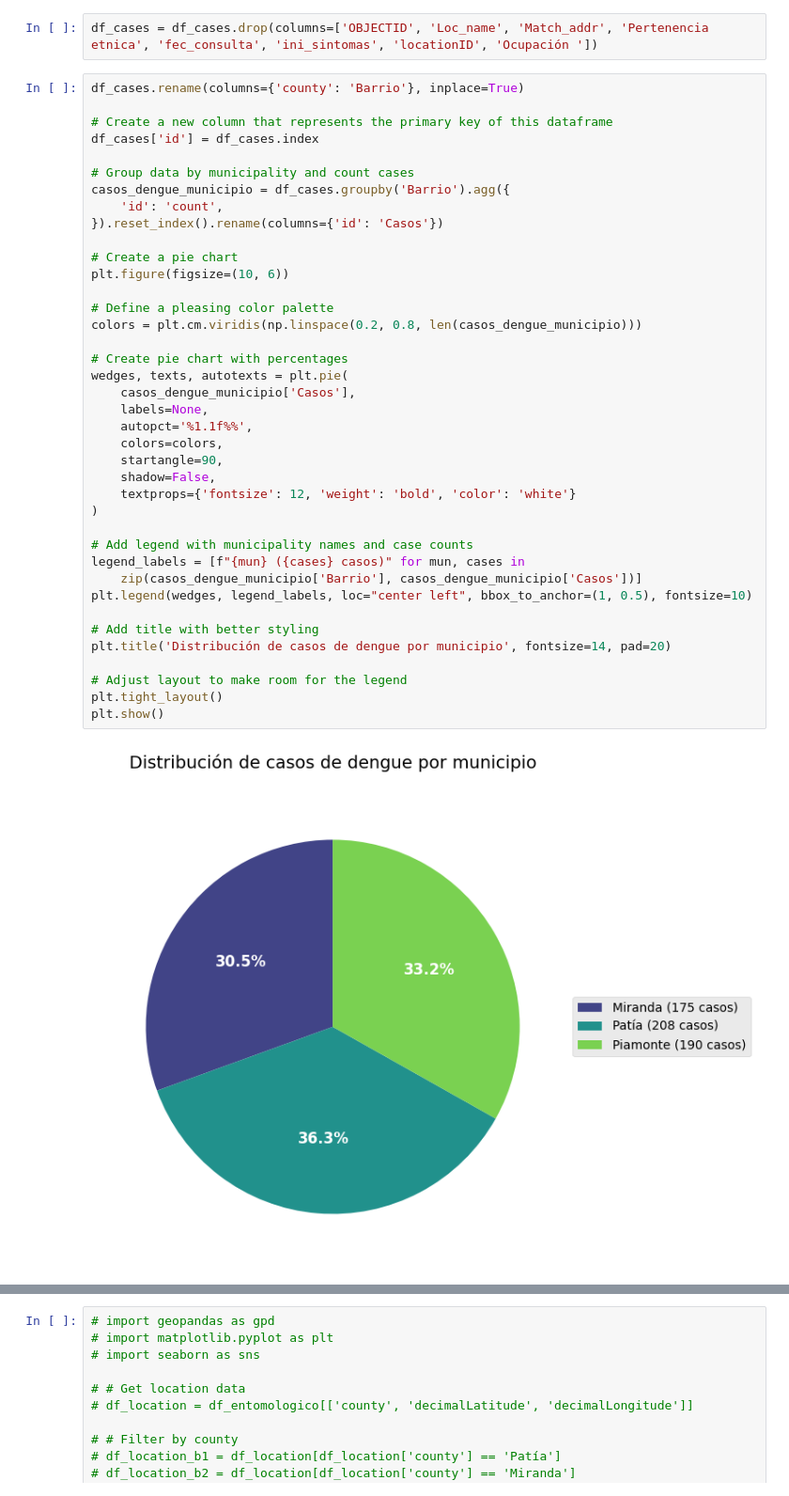
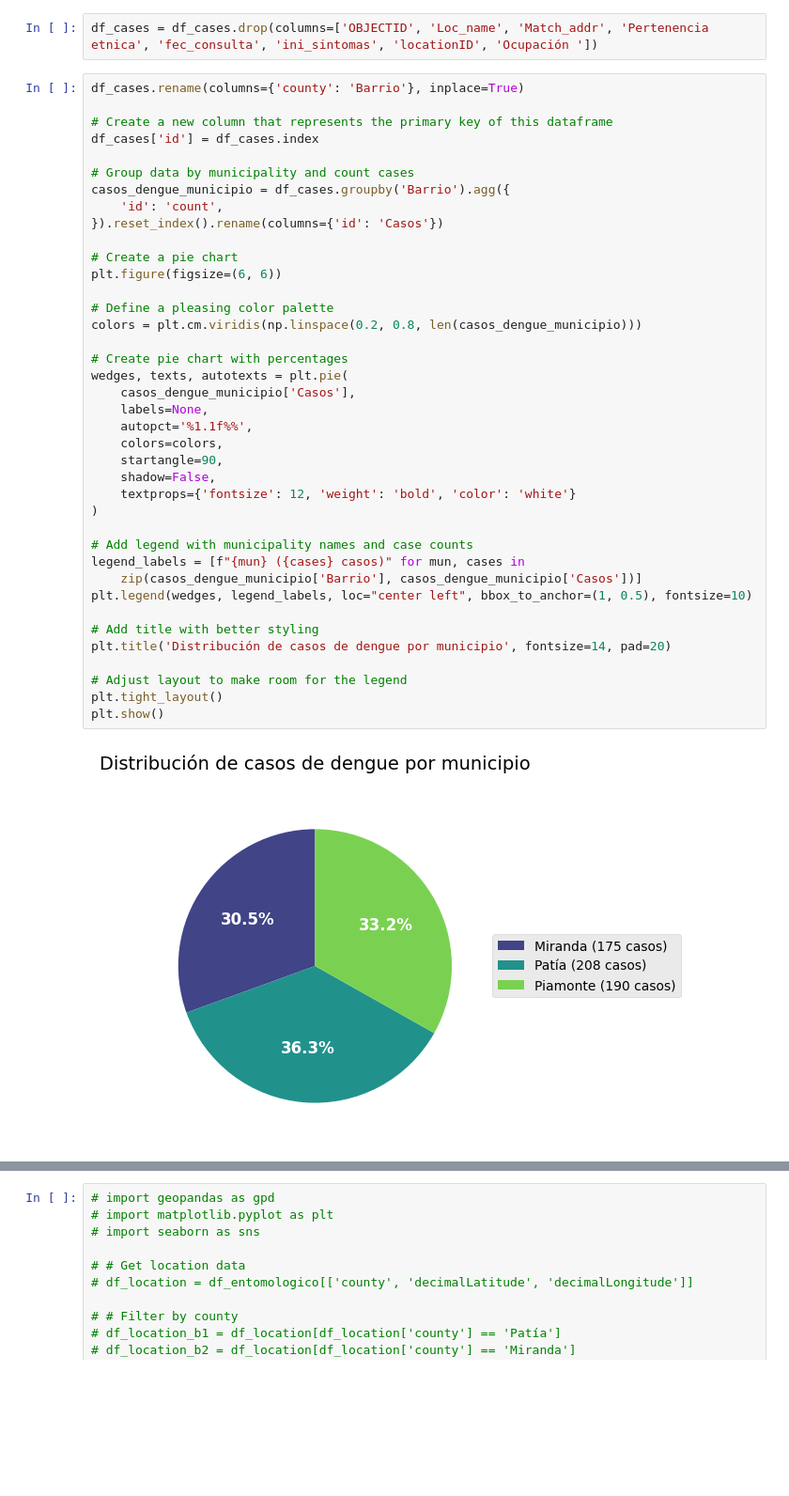
Before and after one commit to Zaprovic/bootcamp-data-analysis, a Jupyter notebook: src/dengue.ipynb, the cells around one changed output, grey strips where cells are left out. Shown at 94% size. Saved outputs shown, nothing was run; the diff lists cells and outputs as text; blank space fills up the shorter version.

```diff
--- a/src/dengue.ipynb
+++ b/src/dengue.ipynb
@@ -546,32 +505,32 @@ casos_dengue_municipio = df_cases.groupby('Barrio').agg({
 }).reset_index().rename(columns={'id': 'Casos'})
 
 # Create a pie chart
-plt.figure(figsize=(10, 6))
+plt.figure(figsize=(6, 6))
 
 # Define a pleasing color palette
 colors = plt.cm.viridis(np.linspace(0.2, 0.8, len(casos_dengue_municipio)))
 
 # Create pie chart with percentages
 wedges, texts, autotexts = plt.pie(
     casos_dengue_municipio['Casos'],
     labels=None,
     autopct='%1.1f%%',
     colors=colors,
     startangle=90,
     shadow=False,
     textprops={'fontsize': 12, 'weight': 'bold', 'color': 'white'}
 )
 
 # Add legend with municipality names and case counts
 legend_labels = [f"{mun} ({cases} casos)" for mun, cases in
     zip(casos_dengue_municipio['Barrio'], casos_dengue_municipio['Casos'])]
 plt.legend(wedges, legend_labels, loc="center left", bbox_to_anchor=(1, 0.5), fontsize=10)
 
 # Add title with better styling
 plt.title('Distribución de casos de dengue por municipio', fontsize=14, pad=20)
 
 # Adjust layout to make room for the legend
 plt.tight_layout()
 plt.show()
 # %% [output]
-[figure, old version]
+[figure, new version]
```
Also changed, not shown: parts of 3 cells of this notebook.
